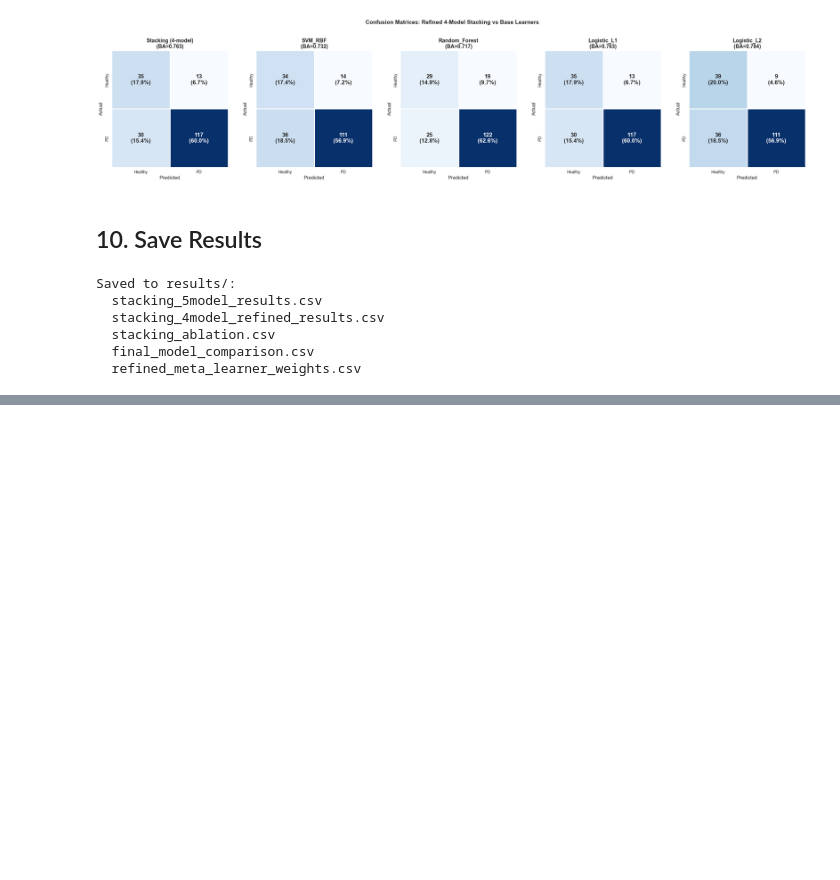
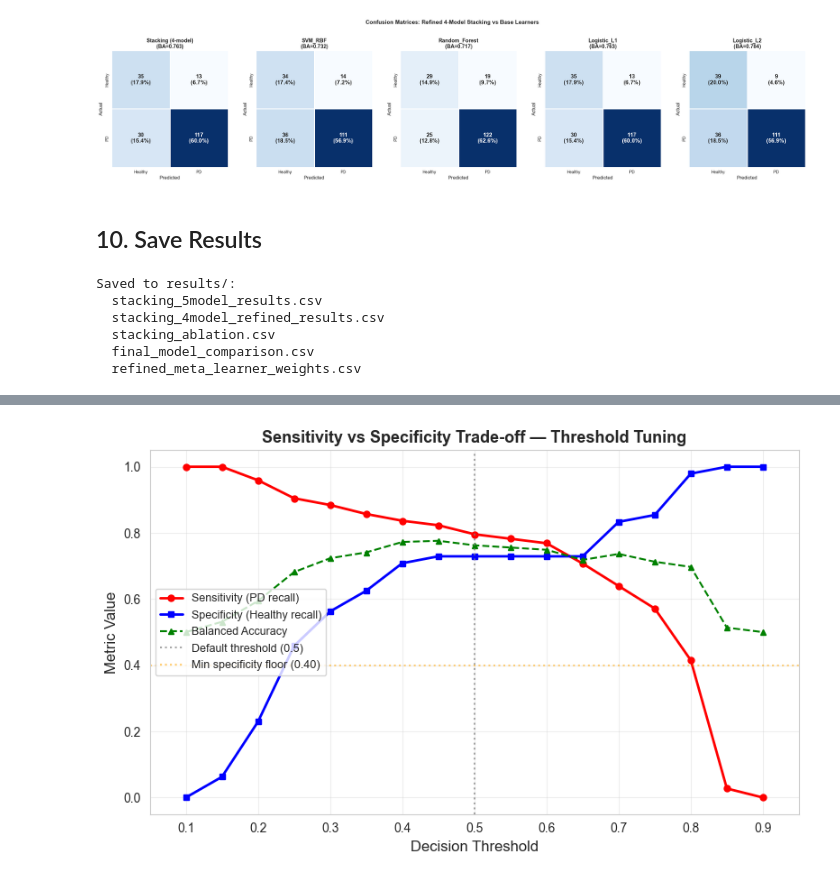
Before and after one commit to AchintyaShah25/Ensemble_Parkinsons_detection, a Jupyter notebook: notebooks/2stacking-notebook.ipynb, the cells around one changed output, grey strips where cells are left out. Cells and saved outputs as stored; diff of their text form; code cells hidden in the pictures; blank space fills up the shorter version.

```diff
--- a/notebooks/2stacking-notebook.ipynb
+++ b/notebooks/2stacking-notebook.ipynb
@@ -610,0 +649,17 @@ Saved to results/:
+# %%
+# Sweep thresholds and compute metrics at each
+thresholds = np.arange(0.10, 0.91, 0.05)
+sweep_results = []
+
+for t in thresholds:
+    y_pred_t = (all_yprob >= t).astype(int)
+    metrics_t = compute_metrics(all_yt, y_pred_t, all_yprob)
+    metrics_t['threshold'] = round(t, 2)
+    sweep_results.append(metrics_t)
+
+sweep_df = pd.DataFrame(sweep_results)
+sweep_df = sweep_df[['threshold', 'sensitivity', 'specificity', 'balanced_accuracy',
+                      'precision', 'f1', 'mcc', 'accuracy']]
+
+print('--- Threshold Sweep: Metrics at Each Operating Point ---\n')
+print(sweep_df.to_string(index=False, float_format='{:.4f}'.format))
@@ -610,0 +687,22 @@ Saved to results/:
+# %%
+fig, ax = plt.subplots(figsize=(8, 5))
+
+ax.plot(sweep_df['threshold'], sweep_df['sensitivity'], 'r-o', ms=5, lw=2, label='Sensitivity (PD recall)')
+ax.plot(sweep_df['threshold'], sweep_df['specificity'], 'b-s', ms=5, lw=2, label='Specificity (Healthy recall)')
+ax.plot(sweep_df['threshold'], sweep_df['balanced_accuracy'], 'g--^', ms=5, lw=1.5, label='Balanced Accuracy')
+
+ax.axvline(x=0.5, color='gray', linestyle=':', alpha=0.7, label='Default threshold (0.5)')
+ax.axhline(y=0.40, color='orange', linestyle=':', alpha=0.5, label='Min specificity floor (0.40)')
+
+ax.set_xlabel('Decision Threshold', fontsize=12)
+ax.set_ylabel('Metric Value', fontsize=12)
+ax.set_title('Sensitivity vs Specificity Trade-off — Threshold Tuning', fontsize=13, fontweight='bold')
+ax.legend(fontsize=9, loc='center left')
+ax.set_xlim(0.05, 0.95)
+ax.set_ylim(-0.05, 1.05)
+ax.grid(True, alpha=0.3)
+fig.tight_layout()
+fig.savefig('../figures/stacking_threshold_tradeoff.png', dpi=150, bbox_inches='tight')
+plt.show()
+# %% [output]
+[figure, added]
```
Also changed, not shown: parts of 8 cells of this notebook, 15 other files.
